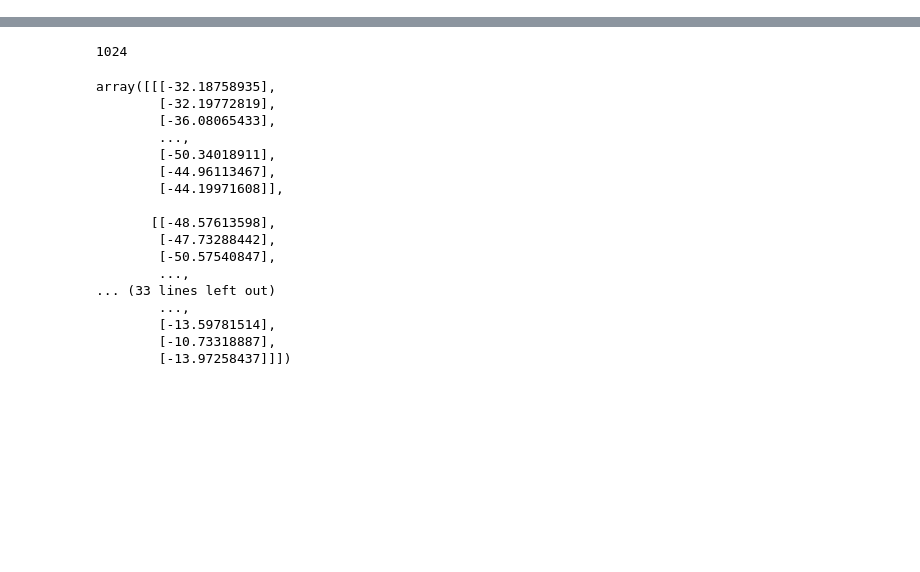
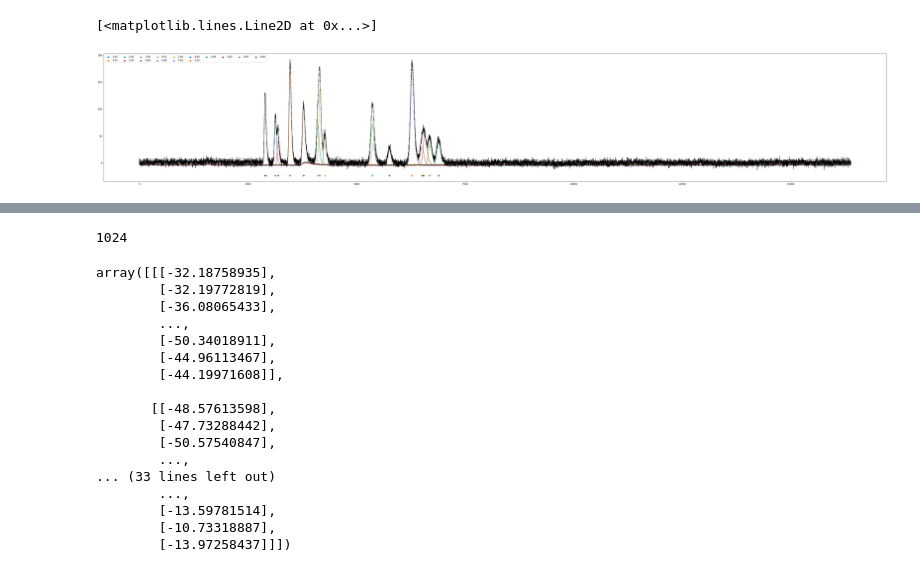
Before and after one commit to akensert/deep-learning-peak-detection, a Jupyter notebook: notebooks/Multiple-peaks-AUC.ipynb, the cells around one changed output, grey strips where cells are left out. Saved outputs shown, nothing was run; the diff lists cells and outputs as text; code cells hidden in the pictures; blank space fills up the shorter version.

```diff
--- a/notebooks/Multiple-peaks-AUC.ipynb
+++ b/notebooks/Multiple-peaks-AUC.ipynb
@@ -189,0 +291,55 @@ for ID in range(30, 100):
+# %%
+def apply_interpolation(x, y, target_size):
+    '''
+    Resizes a chromatogram to a given size/resolution
+    '''
+    f = scipy.interpolate.interp1d(x, y)
+    xnew = np.linspace(x.min(), x.max(), target_size)
+    ynew = f(xnew)
+    return xnew, ynew
+
+def apply_interpolation(y, target_size):
+    '''
+    Resizes a chromatogram to a given size/resolution
+    '''
+    x = np.linspace(0, 1, len(y))
+    f = scipy.interpolate.interp1d(x, y)
+    xnew = np.linspace(0, 1, target_size)
+    ynew = f(xnew)
+    return ynew
+# %%
+plt.figure(figsize=(60, 10))
+
+
+csv = pd.read_csv('data/ISO_ALL_F160.CSV', header=None, sep='\t', encoding='utf-16')
+x = csv[1].values
+x = apply_interpolation(x, 16384)
+x = x[None, :, None] * 30
+out = model.predict(x / x.max())[0]
+
+for c in glob.glob('data/ISO_[0-9]*'):
+    csv = pd.read_csv(c, header=None, sep='\t', encoding='utf-16')
+    d = csv[1].values
+    d = apply_interpolation(d, 16384)
+    d = d * 30
+    plt.plot(d)
+
+
+probs, locs, areas = label_encoder.decode(out, 0.35)
+for i, (p, l, a) in enumerate(zip(probs, locs, areas)):
+   # print(p, l, a)
+    plt.scatter(l * 16384, np.min(x)-10, c=f'C{i}', label=f'{p:.2f}')
+    #plt.text(x=l * 16384, y=np.min(x)-0, s=f'{p:.2f}', rotation=-45)
+    #plt.plot([l-w/2, l+w/2], [.080+(i*.015), .080+(i*.015)], color=f'C{i}')
+    #plt.plot([l, l], [0, a], color='C0', linewidth=4, linestyle=':')
+    #plt.plot([l-s/2, l+s/2], [0, 0], color='C0', linewidth=4, linestyle=':')
+
+    #index = int(g * 16384)
+    #height = max(x[index-10:index+10]) + 20
+    #plt.text(x=g-0.005, y=height, s=f"{a:.2f}", color='C1', fontsize=14)
+
+plt.legend(loc=2, ncol=10)
+plt.plot(x[0, :, 0], c='black', linestyle='--')
+# %% [output]
+[<matplotlib.lines.Line2D at 0x...>]
+[figure, added]
```
Also changed, not shown: parts of 12 cells of this notebook, 5 other files.
